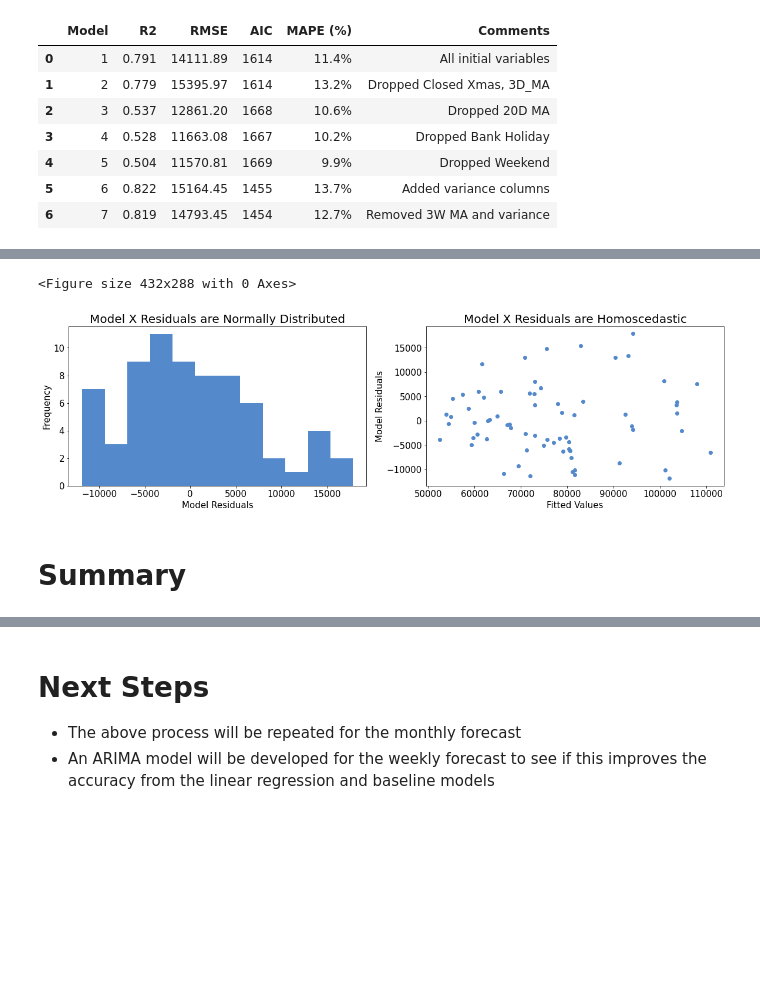
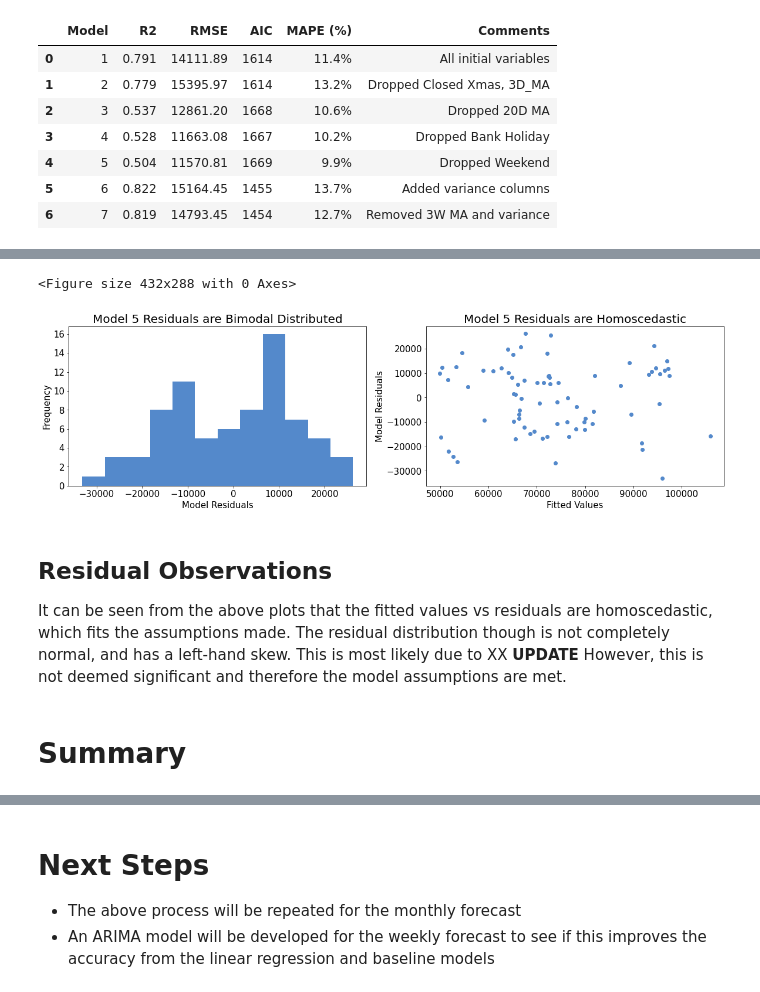
Before and after one commit to amagnall/Bakery_Sales_Forecasting, a Jupyter notebook: Model_2_Linear_Regression Weekly Forecast.ipynb, the cells around one changed output, grey strips where cells are left out. Drawn from its saved outputs; the diff is of its cells as text; code cells hidden in the pictures; blank space fills up the shorter version.

```diff
--- a/Model_2_Linear_Regression Weekly Forecast.ipynb
+++ b/Model_2_Linear_Regression Weekly Forecast.ipynb
@@ -1015,0 +1010,22 @@ As stated in the introduction, for an accurate linear model, the assumptions are
+# %%
+# Splitting the train and test data
+model_5 = linear_processed[['Total_Revenue', 'Weekday', '7W_MA_lag']].copy()
+train = model_5.loc[model_5.index <= '2022-08-14'].dropna().copy()
+test = model_5.loc[model_5.index > '2022-08-14'].copy()
+# %%
+independent_variables_5 = independent_variables_4.drop(columns=['Weekend']).copy()
+
+# First the X and y values need to splitted:
+X = independent_variables_5
+y = train['Total_Revenue']
+# Then the X_ constant needs to be added to give the intercept value
+X_withconstant = sm.add_constant(X)
+
+# The model is then instantiated using the sm.OLS method
+lm_revenue = sm.OLS(y,X_withconstant)
+
+# The model is fitted using the .fit() method
+lm_revenue_results = lm_revenue.fit()
+
+# The results are displayed using the .summary() method
+lm_revenue_results.summary()
@@ -1020,29 +1059,32 @@ model_fittedvals = lm_revenue_results.fittedvalues
 # %%
 # To plot the residuals distribution
 plt.figure()
 plt.subplots(1,2, figsize = (20,5))
 
 # A histogram of the model residuals is plotted
 plt.subplot(1,2,1)
 plt.hist(model_resids, bins = 12, color = bakery.light_magpie)
 plt.ylabel('Frequency', fontsize=15)
 plt.xlabel('Model Residuals', fontsize=15)
-plt.title('Model X Residuals are Normally Distributed', fontsize=20)
+plt.title('Model 5 Residuals are Bimodal Distributed', fontsize=20)
 plt.xticks(fontsize=15)
 plt.yticks(fontsize=15)
 
 # A scatter plot of the model residuals vs fitted values is plotted
 plt.subplot(1,2,2)
 plt.scatter(model_fittedvals, model_resids,color = bakery.light_magpie)
 plt.xlabel('Fitted Values', fontsize=15)
 plt.ylabel('Model Residuals', fontsize=15)
-plt.title('Model X Residuals are Homoscedastic', fontsize=20)
+plt.title('Model 5 Residuals are Homoscedastic', fontsize=20)
 plt.xticks(fontsize=15)
 plt.yticks(fontsize=15)
 
 plt.show()
 # %% [output]
 <Figure size 432x288 with 0 Axes>
-[figure, old version]
+[figure, new version]
-# %% [markdown]
-# Summary
+# %% [markdown]
+## Residual Observations
+It can be seen from the above plots that the fitted values vs residuals are homoscedastic, which fits the assumptions made. The residual distribution though is not completely normal, and has a left-hand skew. This is most likely due to XX **UPDATE** However, this is not deemed significant and therefore the model assumptions are met.
+# %% [markdown]
+# Summary
```
Also changed, not shown: parts of 5 cells of this notebook, 1 other file.
